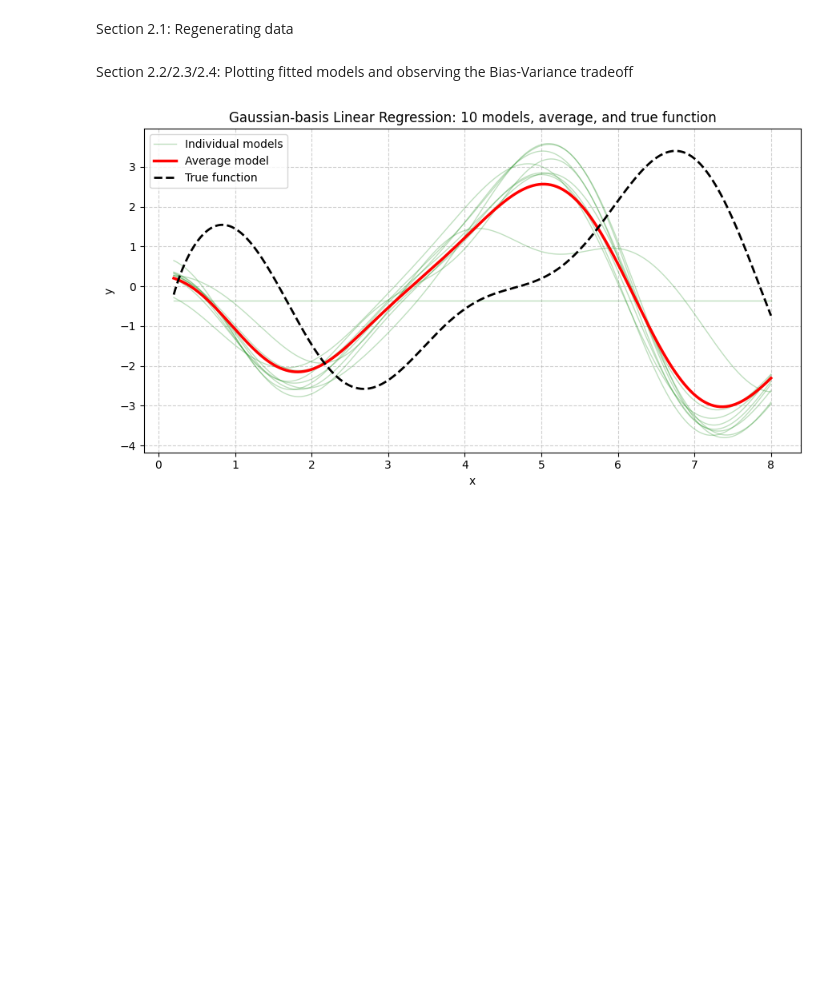
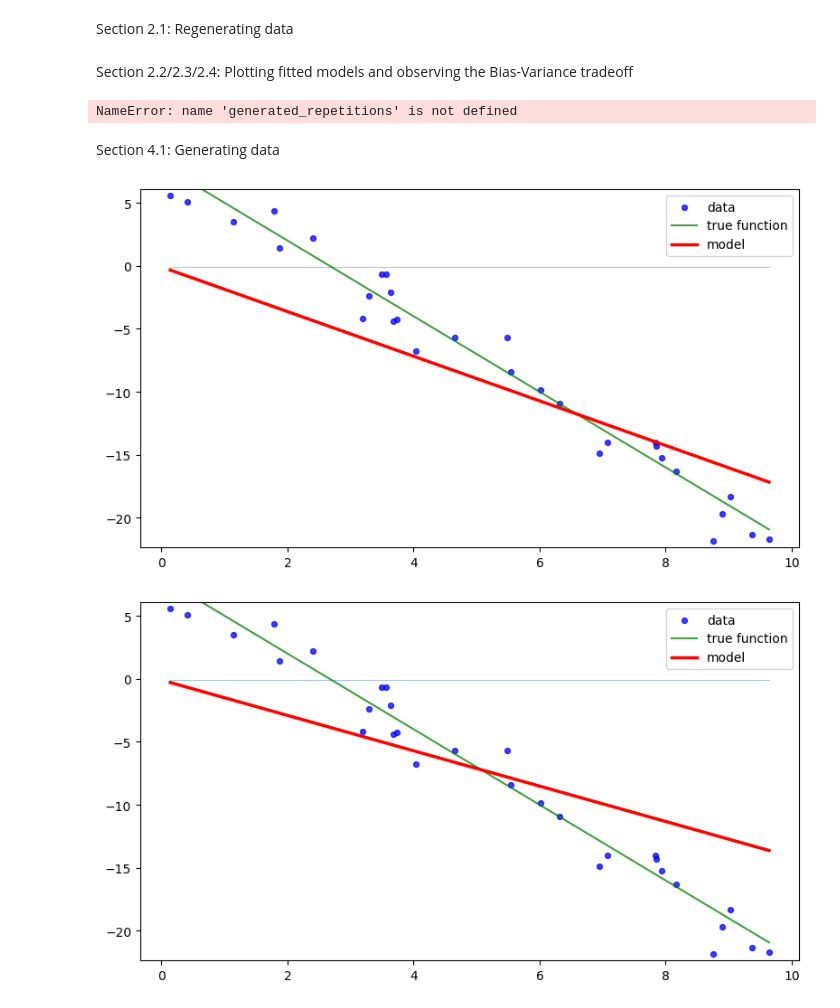
Before and after one commit to Steev3n/COMP551-F25, a Jupyter notebook: A2/A2code.ipynb, the cells around one changed output. Saved outputs shown, nothing was run; the diff lists cells and outputs as text; code cells hidden in the pictures; blank space fills up the shorter version.

Commit message:
Started section 4 (left section 2 untouched)

```diff
--- a/A2/A2code.ipynb
+++ b/A2/A2code.ipynb
@@ -107,10 +107,13 @@ class Linear_Regression:
 
     """
     Fits the linear regression model depending on GD method. Different arguments are required depending on method.
-    kwargs contains: "epoch", "learning_rate", "print_vals"
+    kwargs contains: "epoch", "learning_rate", "print_vals", "regularization_strength"
     """
     def fit(self, method: GDMethods, **kwargs):
         do_print_vals = kwargs.get("print_vals")
+        regularization_strength = kwargs.get("regularization_strength")
+        if regularization_strength is None:
+            regularization_strength = 0
         match method:
             case GDMethods.ANALYTIC:
                 self.weights = np.linalg.pinv(self.X.T @ self.X) @ self.X.T @ self.y
@@ -122,7 +125,7 @@ class Linear_Regression:
                         print(f"Epoch {epoch - 1} SSE: {epoch_loss}")
                     for (x, y) in zip(self.X, self.y):
                         grad = x * (self.weights.T @ x - y)
-                        self.weights -= lr * grad / grad.shape[0]
+                        self.weights -= lr * grad / grad.shape[0] + lr * (regularization_strength * self.weights)
 
                 final_loss = np.sum((self.X @ self.weights - self.y)**2) / self.X.shape[0]
                 if do_print_vals is not None and do_print_vals:
@@ -135,7 +138,7 @@ class Linear_Regression:
                         print(f"Epoch {epoch - 1} SSE: {epoch_loss}")
 
                     grad = self.X.T @ (self.X @ self.weights - self.y) / self.X.shape[0]
-                    self.weights -= lr * grad
+                    self.weights -= lr * (grad + (regularization_strength * self.weights))
 
                 final_loss = np.sum((self.X @ self.weights - self.y)**2) / self.X.shape[0]
                 if do_print_vals is not None and do_print_vals:
@@ -155,21 +158,23 @@ class Linear_Regression:
         float: Sampled value from function
     """
     @staticmethod
-    def gaussian_noise_sampling(x, function, std=1, seed=None):
+    def gaussian_noise_sampling(x, function, std=1, seed=None, section_4=False):
         gaussian_sample = np.random.default_rng(seed=seed).normal(loc=0, scale=std, size=1)
-        return function(x) + gaussian_sample
+        if not section_4:
+            return function(x) + gaussian_sample
+        else:
+            return function(x) + 2 * gaussian_sample
 
     @staticmethod
-    def sampler(function, sample_size, x_start, x_end, std=1, seed=None, random=False):
+    def sampler(function, sample_size, x_start, x_end, std=1, seed=None, random=False, section_4=False):
         if random:
             x_values = np.random.default_rng().uniform(low=x_start, high=x_end, size=sample_size)
-            # x_values = np.sort(x_values)
         else:
             x_values = np.linspace(x_start, x_end, sample_size)
 
         y_values = []
         for i in range(sample_size):
-            y_values.append(Linear_Regression.gaussian_noise_sampling(x_values[i], function, std, seed)[0])
+            y_values.append(Linear_Regression.gaussian_noise_sampling(x_values[i], function, std, seed, section_4=True if section_4 else False)[0])
 
         y_values = np.array(y_values)
 
@@ -182,6 +187,10 @@ class Linear_Regression:
     @staticmethod
     def random_test_function(x):
         return x * np.cos(x) + x * x
+
+    @staticmethod
+    def assignment_function_section_4(x):
+        return -3 * x + 8
 
     # Will use entire dataset to split into folds. (No need for test subset)
     @staticmethod
@@ -354,4 +363,22 @@ plt.grid(True, linestyle='--', alpha=0.6)
 plt.tight_layout()
 plt.show()
 # %% [output]
-[figure, removed]
+NameError: name 'generated_repetitions' is not defined
+# %% [markdown]
+Section 4.1: Generating data
+# %%
+data = Linear_Regression.sampler(Linear_Regression.assignment_function_section_4, 30, 0, 10, random=True, section_4=True)
+x = data.get("x")
+y = data.get("y")
+
+model_no_reg = Linear_Regression(x, y, num_features=1, basis_function=BasisFunctions.LINEAR)
+model_reg = Linear_Regression(x, y, num_features=1, basis_function=BasisFunctions.LINEAR)
+
+model_no_reg.fit(GDMethods.GD, epoch=100, learning_rate=0.001)
+model_reg.fit(GDMethods.GD, epoch=100, learning_rate=0.001, regularization_strength=10)
+
+model_no_reg.plot_model(x, y, show_bases=True, show_true_function=True, true_function=Linear_Regression.assignment_function_section_4)
+model_reg.plot_model(x, y, show_bases=True, show_true_function=True, true_function=Linear_Regression.assignment_function_section_4)
+# %% [output]
+[figure, added]
+[figure, added]
```
